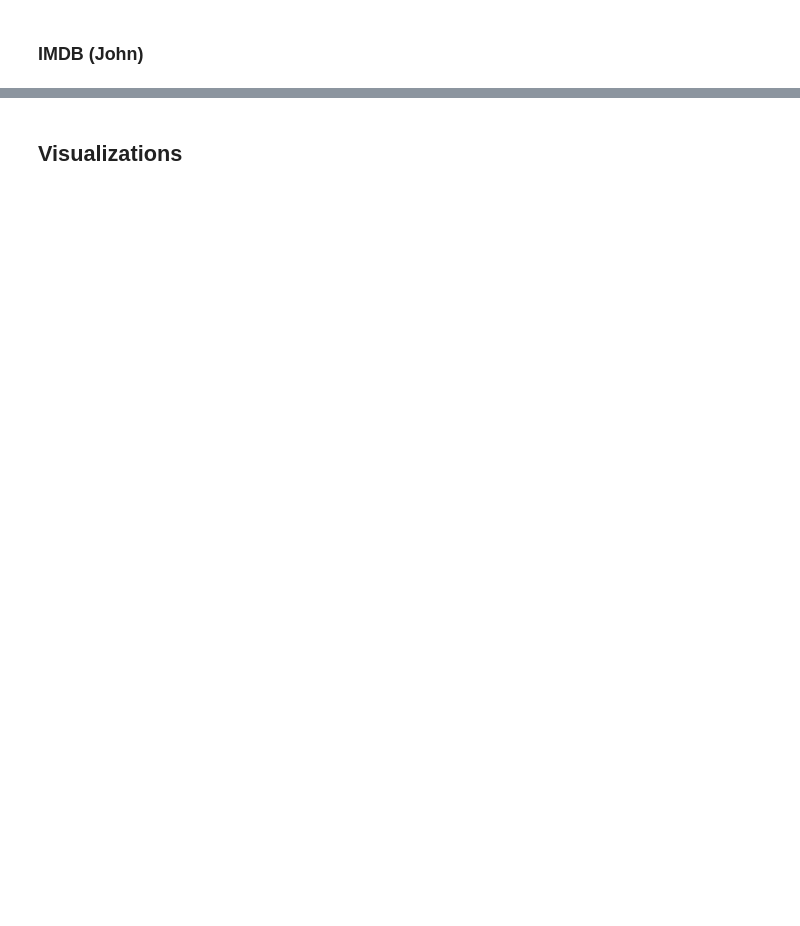
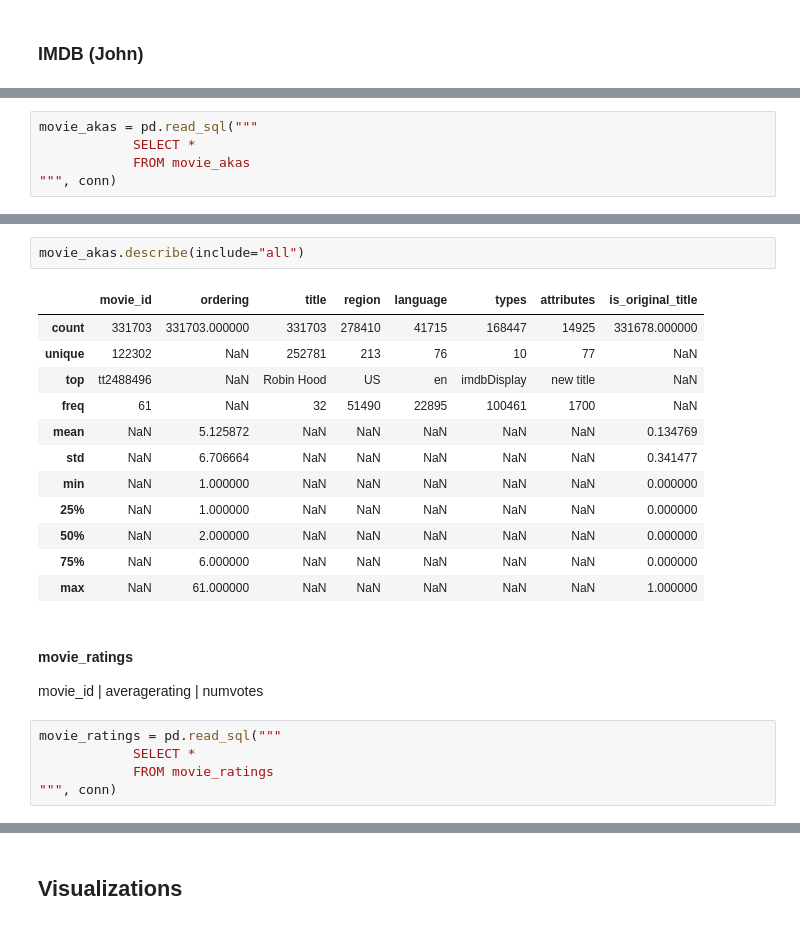
Before and after one commit to jbaumgit/Linear-Regression-and-Statistical-Analysis-on-Box-Office-Movie-Performance, a Jupyter notebook: MainNotebook.ipynb, the cells around one changed output, grey strips where cells are left out. Saved outputs shown, nothing was run; the diff lists cells and outputs as text; blank space fills up the shorter version.

```diff
--- a/MainNotebook.ipynb
+++ b/MainNotebook.ipynb
@@ -16,0 +221,5 @@
+# %%
+movie_akas = pd.read_sql("""
+            SELECT *
+            FROM movie_akas
+""", conn)
@@ -16,0 +253,23 @@
+# %%
+movie_akas.describe(include="all")
+# %% [output]
+|  | movie_id | ordering | title | region | language | types | attributes | is_original_title |
+| count | 331703 | 331703.000000 | 331703 | 278410 | 41715 | 168447 | 14925 | 331678.000000 |
+| unique | 122302 | NaN | 252781 | 213 | 76 | 10 | 77 | NaN |
+| top | tt2488496 | NaN | Robin Hood | US | en | imdbDisplay | new title | NaN |
+| freq | 61 | NaN | 32 | 51490 | 22895 | 100461 | 1700 | NaN |
+| mean | NaN | 5.125872 | NaN | NaN | NaN | NaN | NaN | 0.134769 |
+| std | NaN | 6.706664 | NaN | NaN | NaN | NaN | NaN | 0.341477 |
+| min | NaN | 1.000000 | NaN | NaN | NaN | NaN | NaN | 0.000000 |
+| 25% | NaN | 1.000000 | NaN | NaN | NaN | NaN | NaN | 0.000000 |
+| 50% | NaN | 2.000000 | NaN | NaN | NaN | NaN | NaN | 0.000000 |
+| 75% | NaN | 6.000000 | NaN | NaN | NaN | NaN | NaN | 0.000000 |
+| max | NaN | 61.000000 | NaN | NaN | NaN | NaN | NaN | 1.000000 |
+# %% [markdown]
+#### movie_ratings
+movie_id  |  averagerating  |  numvotes
+# %%
+movie_ratings = pd.read_sql("""
+            SELECT *
+            FROM movie_ratings
+""", conn)
```
Also changed, not shown: parts of 46 cells of this notebook.
